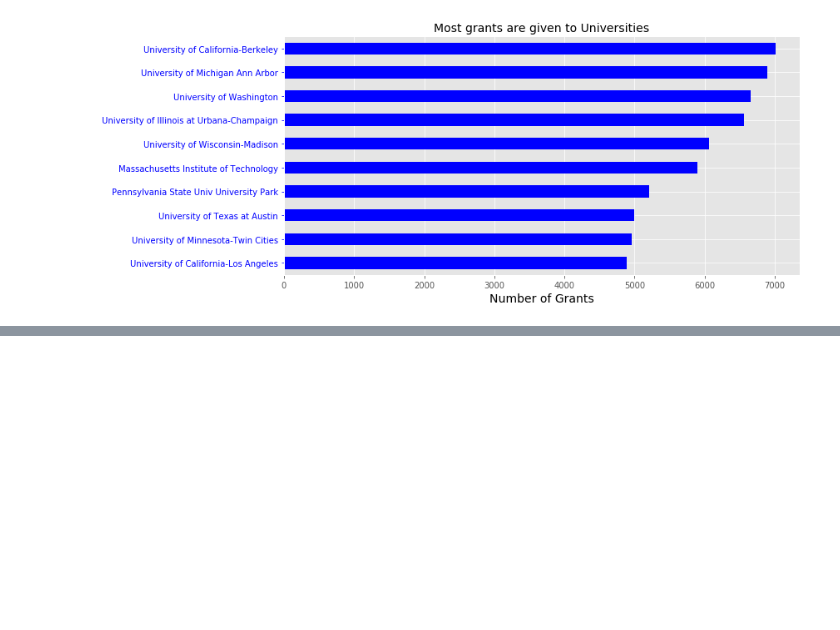
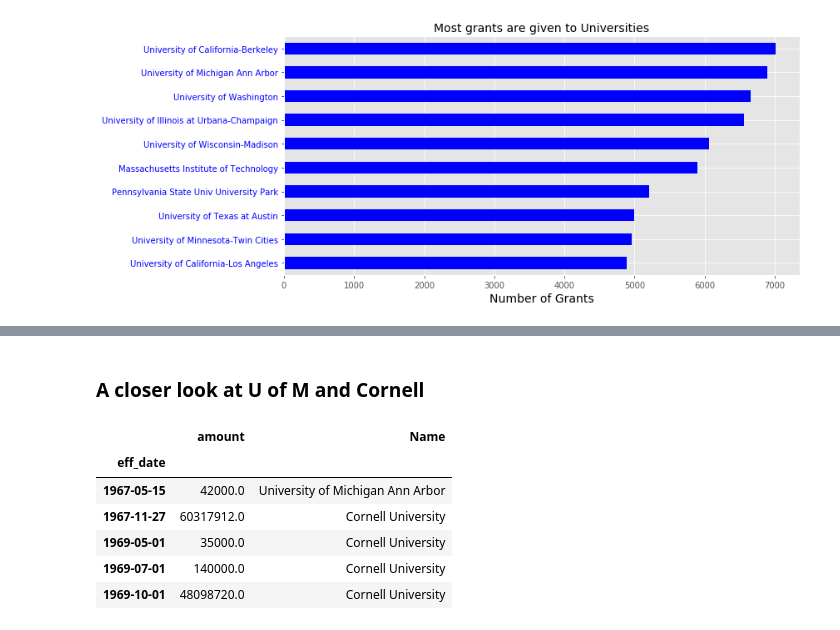
Before and after one commit to cedricherman/Topic_modeling_NSF, a Jupyter notebook: notebooks/04_Exploratory_Data_Analysis.ipynb, the cells around one changed output, grey strips where cells are left out. Cells and saved outputs as stored; diff of their text form; code cells hidden in the pictures; blank space fills up the shorter version.

```diff
--- a/notebooks/04_Exploratory_Data_Analysis.ipynb
+++ b/notebooks/04_Exploratory_Data_Analysis.ipynb
@@ -135,0 +112,17 @@ df_sorted.set_index('award_id')
+# %% [markdown]
+### A closer look at U of M and Cornell
+# %%
+crit = df_institution.Name.isin(['University of Michigan Ann Arbor', 'Cornell University'])
+df_spe = df_institution.loc[ crit ,['amount', 'Name']]
+# %%
+df_spe.sort_index(level='eff_date', inplace=True)
+df_spe = df_spe[df_spe.index > '1900-01-01']
+df_spe.head()
+# %% [output]
+|  | amount | Name |
+| eff_date |  |  |
+| 1967-05-15 | 42000.0 | University of Michigan Ann Arbor |
+| 1967-11-27 | 60317912.0 | Cornell University |
+| 1969-05-01 | 35000.0 | Cornell University |
+| 1969-07-01 | 140000.0 | Cornell University |
+| 1969-10-01 | 48098720.0 | Cornell University |
```
Also changed, not shown: parts of 7 cells of this notebook, 2 other files.
